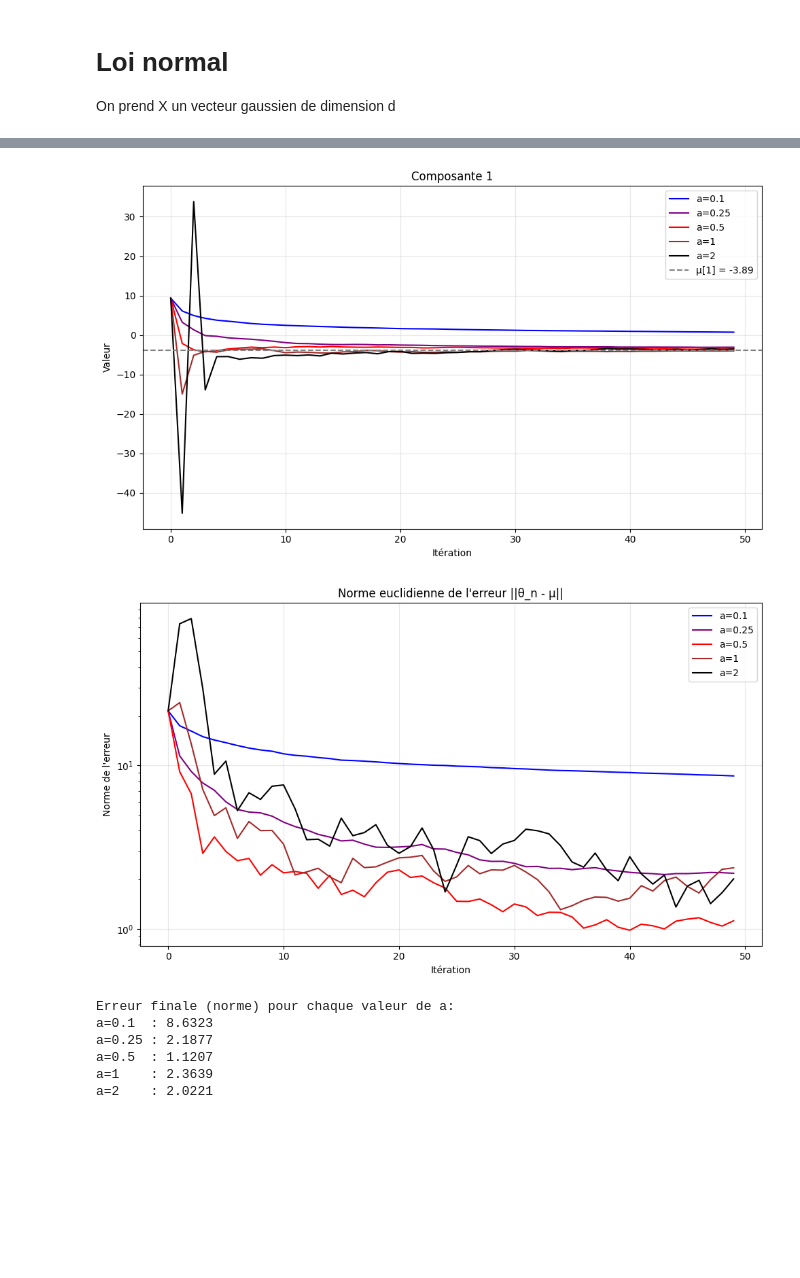
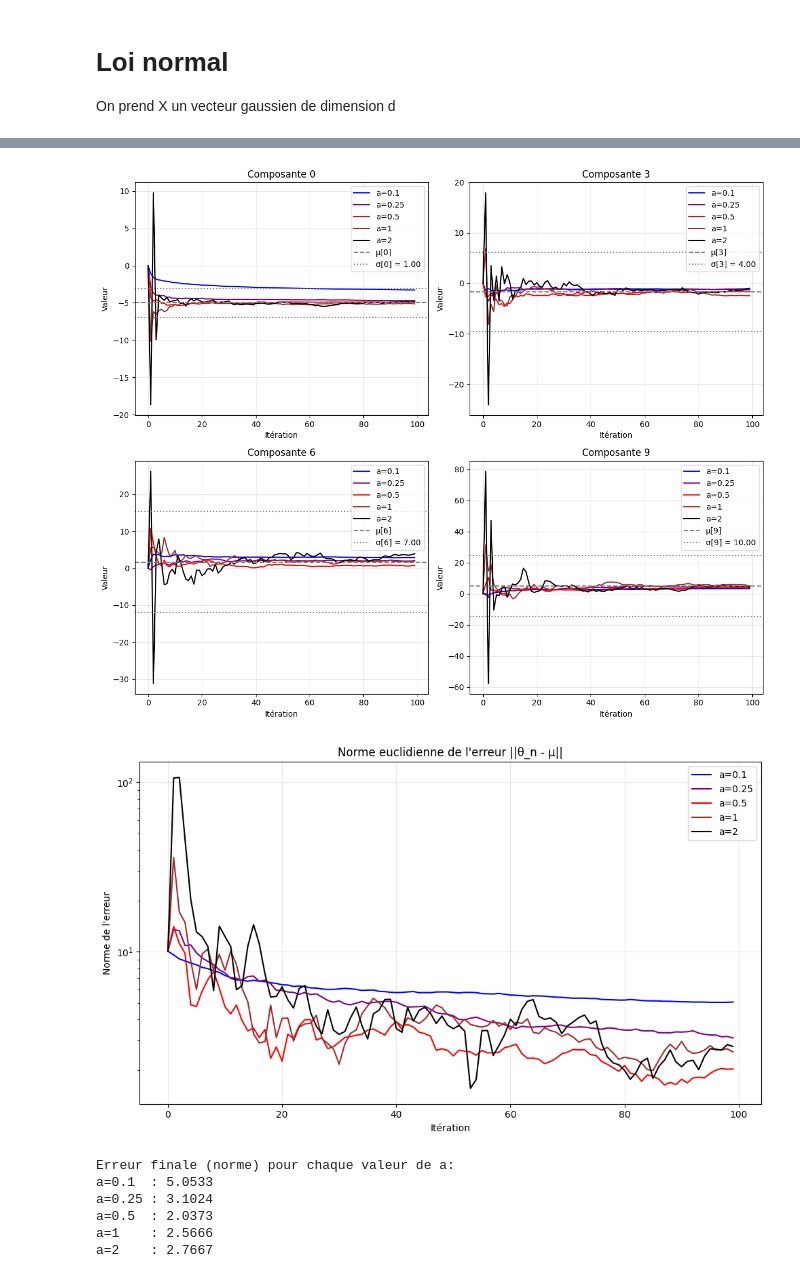
Before and after one commit to enzo-munoz/Mines_data_science, a Jupyter notebook: optimisation/Rapport TP - Enzo Munoz & Maxime Guilbaud & Hugo Munier.ipynb, the cells around one changed output, grey strips where cells are left out. Saved outputs shown, nothing was run; the diff lists cells and outputs as text; code cells hidden in the pictures; blank space fills up the shorter version.

```diff
--- a/optimisation/Rapport TP - Enzo Munoz & Maxime Guilbaud & Hugo Munier.ipynb
+++ b/optimisation/Rapport TP - Enzo Munoz & Maxime Guilbaud & Hugo Munier.ipynb
@@ -119,11 +191,8 @@ La comparaison de la performance se fait avec la moyenne empirique de votre éch
 
 On prend X un vecteur gaussien de dimension d
 # %%
-import numpy as np
-import matplotlib.pyplot as plt
-
 d = 10
-sigma = np.linspace(1, 5, d)
+sigma = np.linspace(1, 10, d)
 mu = np.linspace(-5, 5, d)
 
 def G(theta, mu, sigma):
@@ -131,9 +200,11 @@ def G(theta, mu, sigma):
     epsilon = np.random.normal(loc=mu, scale=sigma, size=d)
     return 2 * (theta - epsilon)
 
-def RobbinsMonro(thetainit, a, alpha, mu, sigma, nmax=100, nmplt=50):
+
+
+def RobbinsMonro(thetainit, a, alpha, mu, sigma, nmax=100):
     """Algorithme de Robbins-Monro pour vecteurs en dimension d"""
-    Theta = np.zeros((nmplt, d))  # matrice nmplt x d
+    Theta = np.zeros((nmax, d))  # matrice nmplt x d
     Theta[0] = thetainit
     for n in range(nmax - 1):
         Theta[n + 1] = Theta[n] - a / (n + 1)**alpha * G(Theta[n], mu, sigma)
@@ -154,7 +221,5 @@ On fixe N = 100 le nombre d'itération de l'algorithme de Robins-Monro et à 50
 # %%
-# Constantes pour tracés et essais
-np.random.seed(123456)
-thetainit = np.random.uniform(-10, 10, d)  # vecteur de départ
+thetainit = np.zeros(d) # pour la reproductibilité
 
 Theta1 = RobbinsMonro(thetainit, 0.1, alpha=1, mu=mu, sigma=sigma)
 Theta2 = RobbinsMonro(thetainit, 0.25, alpha=1, mu=mu, sigma=sigma)
@@ -162,21 +227,25 @@ Theta3 = RobbinsMonro(thetainit, 0.5, alpha=1, mu=mu, sigma=sigma)
 Theta4 = RobbinsMonro(thetainit, 1, alpha=1, mu=mu, sigma=sigma)
 Theta5 = RobbinsMonro(thetainit, 2, alpha=1, mu=mu, sigma=sigma)
 
-# Visualisation : on trace quelques composantes
-fig, ax = plt.subplots(figsize=(10, 6))
+fig, axes = plt.subplots(2, 2, figsize=(12, 10))
+components_to_plot = [0, 3, 6, 9]
 
-ax.plot(Theta1[:, 1], color='blue', label='a=0.1')
-ax.plot(Theta2[:, 1], color='purple', label='a=0.25')
-ax.plot(Theta3[:, 1], color='red', label='a=0.5')
-ax.plot(Theta4[:, 1], color='brown', label='a=1')
-ax.plot(Theta5[:, 1], color='black', label='a=2')
-ax.axhline(mu[1], color='gray', linestyle='--', label=f'μ[{1}] = {mu[1]:.2f}')
+for idx, comp in enumerate(components_to_plot):
+    ax = axes[idx // 2, idx % 2]
 
-ax.set_title(f'Composante 1')
-ax.set_xlabel('Itération')
-ax.set_ylabel('Valeur')
-ax.legend()
-plt.grid(True, alpha=0.3)
+    ax.plot(Theta1[:, comp], color='blue', label='a=0.1')
+    ax.plot(Theta2[:, comp], color='purple', label='a=0.25')
+    ax.plot(Theta3[:, comp], color='red', label='a=0.5')
+    ax.plot(Theta4[:, comp], color='brown', label='a=1')
+    ax.plot(Theta5[:, comp], color='black', label='a=2')
+    ax.axhline(mu[comp], color='gray', linestyle='--', label=f'μ[{comp}]')
+    ax.axhline(mu[comp] + 1.96 * sigma[comp], color='gray', linestyle=':', label=f'σ[{comp}] = {sigma[comp]:.2f}')
+    ax.axhline(mu[comp] - 1.96 * sigma[comp], color='gray', linestyle=':')
+    ax.set_title(f'Composante {comp}')
+    ax.set_xlabel('Itération')
+    ax.set_ylabel('Valeur')
+    ax.legend()
+    ax.grid(True, alpha=0.3)
 
 plt.tight_layout()
 plt.show()
@@ -185,38 +254,38 @@ plt.show()
 fig, ax = plt.subplots(figsize=(10, 6))
 
 error1 = np.linalg.norm(Theta1 - mu, axis=1)
 error2 = np.linalg.norm(Theta2 - mu, axis=1)
 error3 = np.linalg.norm(Theta3 - mu, axis=1)
 error4 = np.linalg.norm(Theta4 - mu, axis=1)
 error5 = np.linalg.norm(Theta5 - mu, axis=1)
 
 ax.plot(error1, color='blue', label='a=0.1')
 ax.plot(error2, color='purple', label='a=0.25')
 ax.plot(error3, color='red', label='a=0.5')
 ax.plot(error4, color='brown', label='a=1')
 ax.plot(error5, color='black', label='a=2')
 
 ax.set_title('Norme euclidienne de l\'erreur ||θ_n - μ||')
 ax.set_xlabel('Itération')
 ax.set_ylabel('Norme de l\'erreur')
 ax.set_yscale('log')
 ax.legend()
 ax.grid(True, alpha=0.3)
 plt.tight_layout()
 plt.show()
 
 print("Erreur finale (norme) pour chaque valeur de a:")
 print(f"a=0.1  : {error1[-1]:.4f}")
 print(f"a=0.25 : {error2[-1]:.4f}")
 print(f"a=0.5  : {error3[-1]:.4f}")
 print(f"a=1    : {error4[-1]:.4f}")
 print(f"a=2    : {error5[-1]:.4f}")
 # %% [output]
-[figure, old version]
+[figure, new version]
-[figure, old version]
+[figure, new version]
 Erreur finale (norme) pour chaque valeur de a:
-a=0.1  : 8.6323
-a=0.25 : 2.1877
-a=0.5  : 1.1207
-a=1    : 2.3639
-a=2    : 2.0221
+a=0.1  : 5.0533
+a=0.25 : 3.1024
+a=0.5  : 2.0373
+a=1    : 2.5666
+a=2    : 2.7667
```
Also changed, not shown: parts of 11 cells of this notebook.
